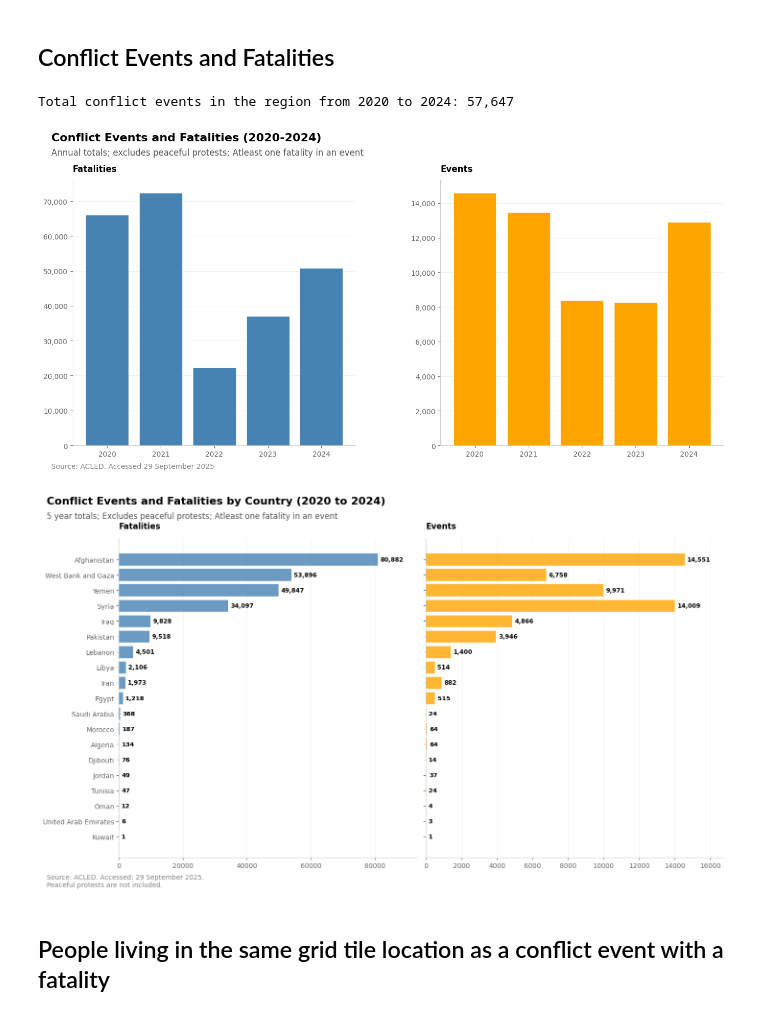
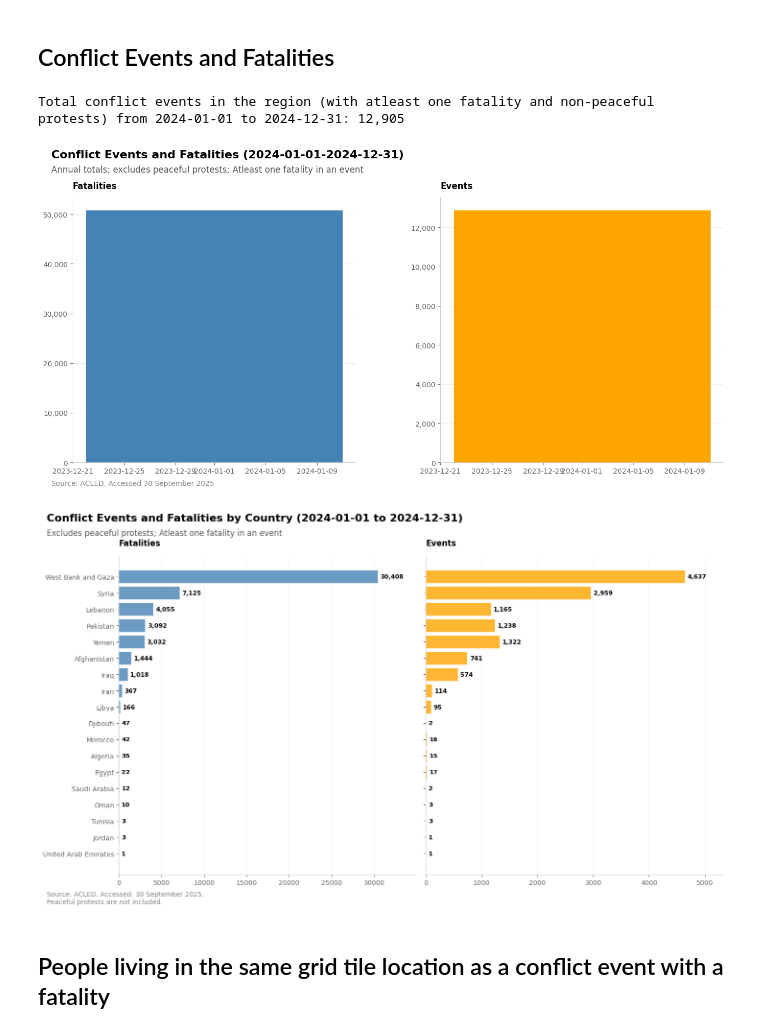
Before and after one commit to worldbank/MENA-FCV-economic-monitor, a Jupyter notebook: notebooks/conflict/acled_report_2.ipynb, the cells around one changed output. Cells and saved outputs as stored; diff of their text form; code cells hidden in the pictures.

```diff
--- a/notebooks/conflict/acled_report_2.ipynb
+++ b/notebooks/conflict/acled_report_2.ipynb
@@ -65,13 +54,13 @@ countries_of_interest = [
     "Afghanistan","Pakistan","Algeria","Morocco","Libya","Yemen","Iran", "Iraq",
     "Syria","Egypt","Lebanon","Djibouti","United Arab Emirates","Jordan","Palestine",
     "Oman", "Qatar", "Saudi Arabia", "Kuwait", "Tunisia", "Bahrain"]
-START_DATE1 = "2020-01-01"
-END_DATE1 = "2020-12-31"
+# START_DATE1 = "2021-01-01"
+# END_DATE1 = "2021-12-31"
 
-START_DATE2 = "2021-01-01"
-END_DATE2 = "2022-12-31"
+# START_DATE2 = "2022-01-01"
+# END_DATE2 = "2022-12-31"
 
-START_DATE3 = "2023-01-01"
+START_DATE3 = "2024-01-01"
 END_DATE3 = "2024-12-31"
 # %%
 wb_region = 'MENAAP'
@@ -79,19 +68,19 @@ wb_region = 'MENAAP'
 os.environ['ACLED_EMAIL'] = extraction.get_acled_credentials()[0]
 os.environ['ACLED_KEY'] = extraction.get_acled_credentials()[1]
 # %%
-data1 = extraction.acled_api(
-    # email_address=os.environ.get("ACLED_EMAIL"),
-    # access_key=os.environ.get("ACLED_KEY"),
-    countries=countries_of_interest,
-    start_date=START_DATE1,
-    end_date=END_DATE1
-)
+# data1 = extraction.acled_api(
+#     # email_address=os.environ.get("ACLED_EMAIL"),
+#     # access_key=os.environ.get("ACLED_KEY"),
+#     countries=countries_of_interest,
+#     start_date=START_DATE1,
+#     end_date=END_DATE1
+# )
 
-data2 = extraction.acled_api(
-    countries=countries_of_interest,
-    start_date=START_DATE2,
-    end_date=END_DATE2
-)
+# data2 = extraction.acled_api(
+#     countries=countries_of_interest,
+#     start_date=START_DATE2,
+#     end_date=END_DATE2
+# )
 
 data3 = extraction.acled_api(
     countries=countries_of_interest,
@@ -99,7 +88,7 @@ data3 = extraction.acled_api(
     end_date=END_DATE3
 )
 
-data = pd.concat([data1, data2, data3], ignore_index=True)
+data = pd.concat([data3], ignore_index=True)
 # %% [output]
 🔄 Using cached OAuth token
 URL: https://acleddata.com/api/acled/read
@@ -143,9 +124,9 @@ end = data['event_date'].max().year
 # %%
 # Report total number of conflict events after filters (no peaceful protests, fatalities > 0)
 total_events = int(data.shape[0])
-print(f"Total conflict events in the region from {start} to {end}: {total_events:,}")
+print(f"Total conflict events in the region (with atleast one fatality and non-peaceful protests) from {start} to {end}: {total_events:,}")
 # %% [output]
-Total conflict events in the region from 2020 to 2024: 57,647
+Total conflict events in the region (with atleast one fatality and non-peaceful protests) from 2024-01-01 to 2024-12-31: 12,905
 # %%
 conflict_national = processing.get_acled_by_group(data, columns=['country'], freq='YS')
 conflict_national = conflict_national.groupby(['country'])[['nrEvents', 'nrFatalities']].sum().reset_index()
@@ -167,20 +148,20 @@ plot_dual_bars_by_date( data=conflict_regional_yearly,
                        chart_subtitle='Annual totals; excludes peaceful protests; Atleast one fatality in an event',
                        source_text=f'Source: ACLED. Accessed {extracted_date_formatted}');
 # %% [output]
-[figure, old version]
+[figure, new version]
 # %%
 plot_dual_metrics_by_country(
     data =conflict_national,
     metrics_to_plot =['nrFatalities', 'nrEvents'],
     metric_display_info = {'nrFatalities': {'title': 'Fatalities', 'color': 'steelblue'},
                            'nrEvents': {'title': 'Events', 'color': 'orange'}},
     sorting_metric = 'nrFatalities',
     overall_title = f'Conflict Events and Fatalities by Country ({start} to {end})',
-    chart_subtitle='5 year totals; Excludes peaceful protests; Atleast one fatality in an event',
+    chart_subtitle='Excludes peaceful protests; Atleast one fatality in an event',
     source_text = f"""Source: ACLED. Accessed: {extracted_date_formatted}.\nPeaceful protests are not included."""
 );
 # %% [output]
-[figure, old version]
+[figure, new version]
 # %%
 from boundaries_utils import *
 regional_boundary_quadkey12 = gpd.read_file('../../data/boundaries/MENAP_regional_quadkey12.gpkg')
```
Also changed, not shown: parts of 24 cells of this notebook, 1 other file.
